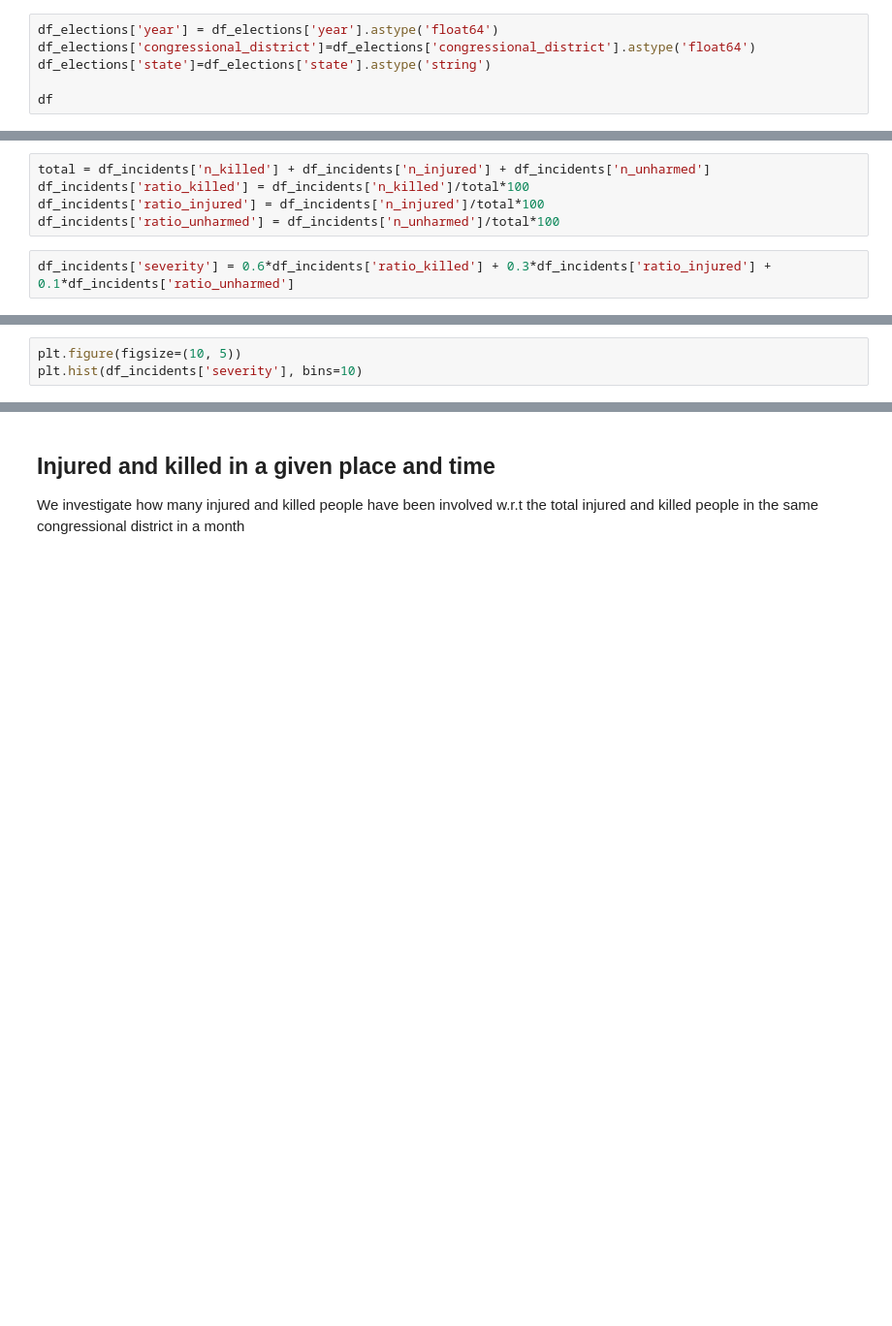
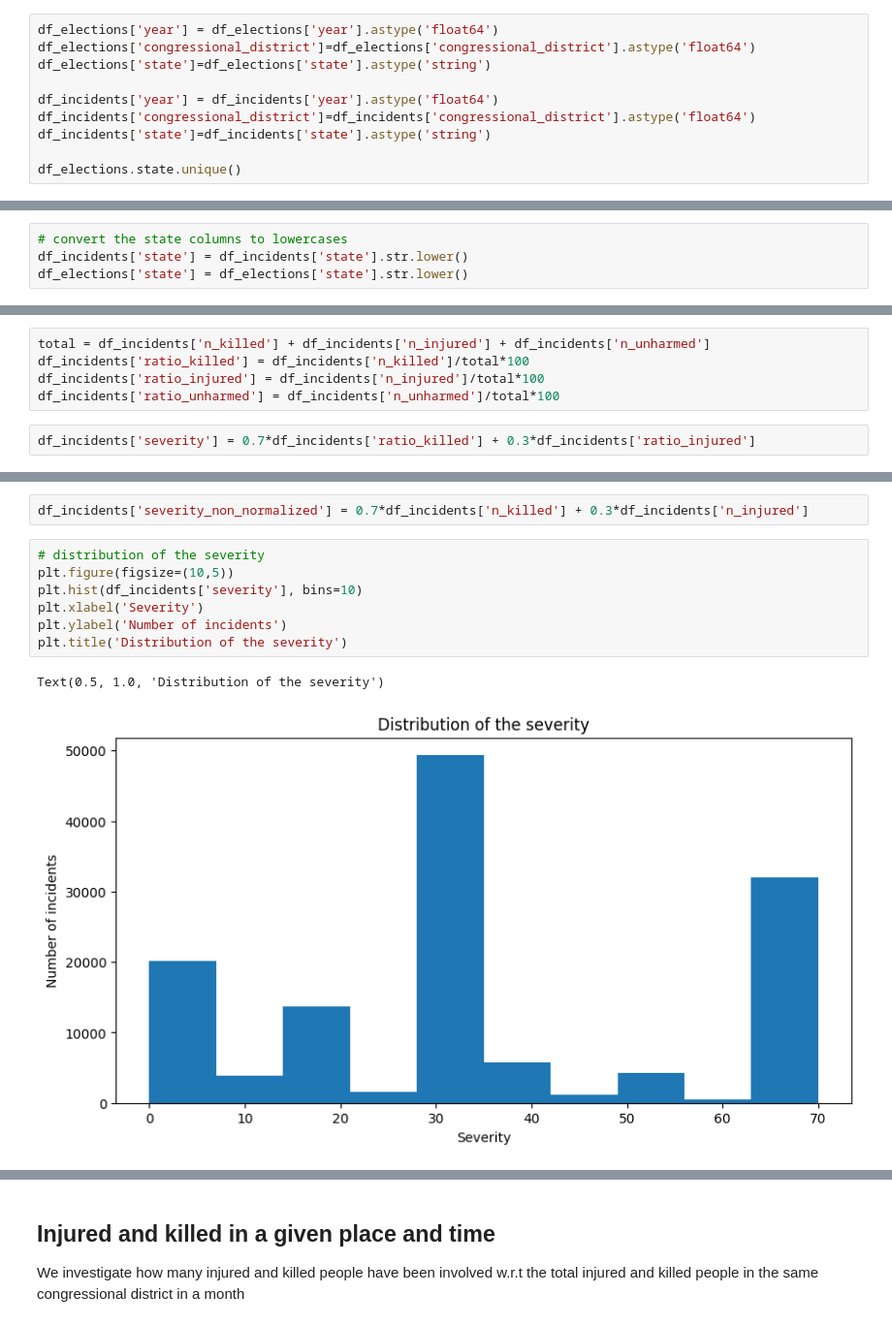
Before and after one commit to irenedovichi/DM-project, a Jupyter notebook: TASK 1/DataPreparation.ipynb, the cells around one changed output, grey strips where cells are left out. Shown at 97% size. Cells and saved outputs as stored; diff of their text form; blank space fills up the shorter version.

Commit message:
changes in severity

```diff
--- a/TASK 1/DataPreparation.ipynb
+++ b/TASK 1/DataPreparation.ipynb
@@ -49,4 +78,8 @@ df_elections['year'] = df_elections['year'].astype('float64')
 df_elections['congressional_district']=df_elections['congressional_district'].astype('float64')
 df_elections['state']=df_elections['state'].astype('string')
 
-df
+df_incidents['year'] = df_incidents['year'].astype('float64')
+df_incidents['congressional_district']=df_incidents['congressional_district'].astype('float64')
+df_incidents['state']=df_incidents['state'].astype('string')
+
+df_elections.state.unique()
@@ -53,2 +106,6 @@ df
+# %%
+# convert the state columns to lowercases
+df_incidents['state'] = df_incidents['state'].str.lower()
+df_elections['state'] = df_elections['state'].str.lower()
 # %%
 # join
@@ -73,6 +143,6 @@ df_incidents['ratio_killed'] = df_incidents['n_killed']/total*100
 df_incidents['ratio_injured'] = df_incidents['n_injured']/total*100
 df_incidents['ratio_unharmed'] = df_incidents['n_unharmed']/total*100
 # %%
-df_incidents['severity'] = 0.6*df_incidents['ratio_killed'] + 0.3*df_incidents['ratio_injured'] + 0.1*df_incidents['ratio_unharmed']
+df_incidents['severity'] = 0.7*df_incidents['ratio_killed'] + 0.3*df_incidents['ratio_injured']
 # %%
 df_incidents['severity'].describe()
@@ -79,3 +159,12 @@ df_incidents['severity'].describe()
+# %%
+df_incidents['severity_non_normalized'] = 0.7*df_incidents['n_killed'] + 0.3*df_incidents['n_injured']
 # %%
-plt.figure(figsize=(10, 5))
+# distribution of the severity
+plt.figure(figsize=(10,5))
 plt.hist(df_incidents['severity'], bins=10)
+plt.xlabel('Severity')
+plt.ylabel('Number of incidents')
+plt.title('Distribution of the severity')
+# %% [output]
+Text(0.5, 1.0, 'Distribution of the severity')
+[figure, added]
```
Also changed, not shown: parts of 15 cells of this notebook.
